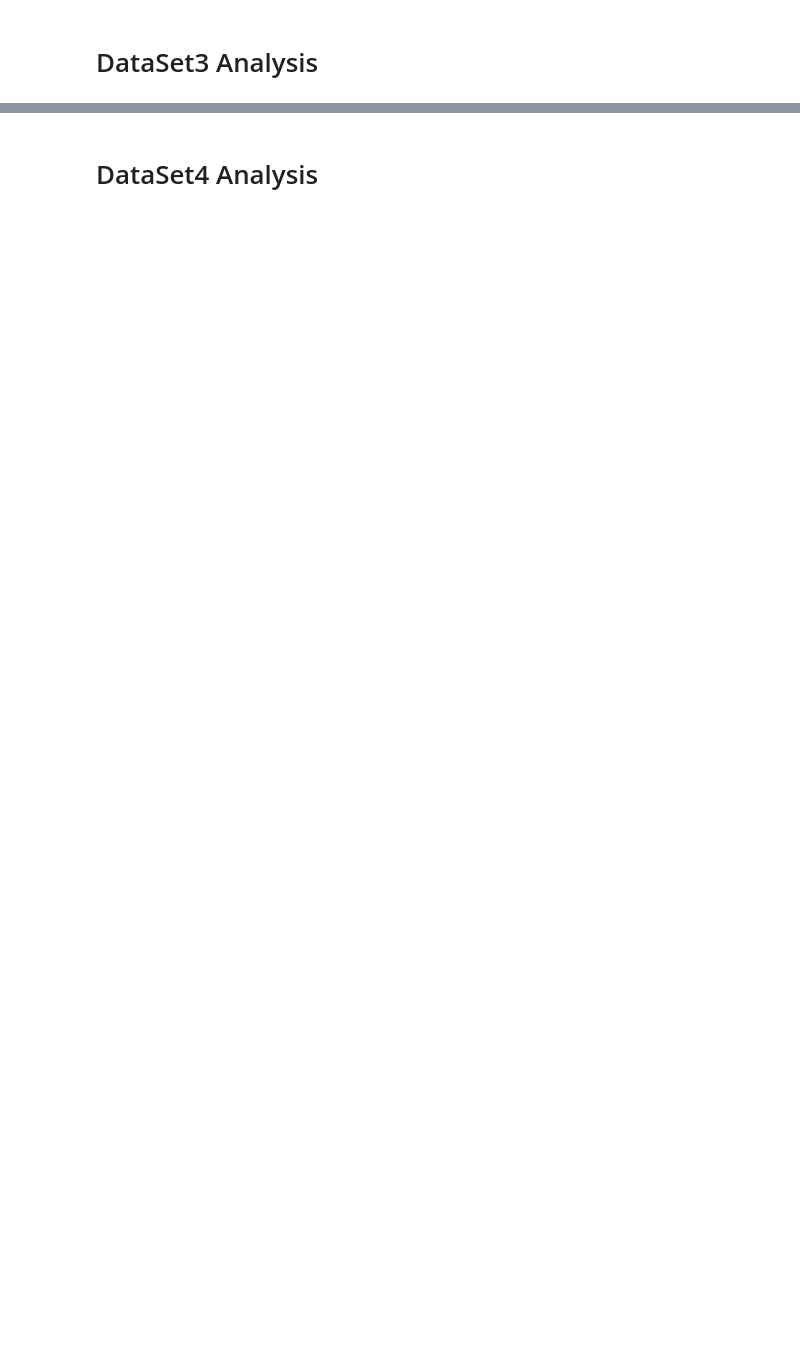
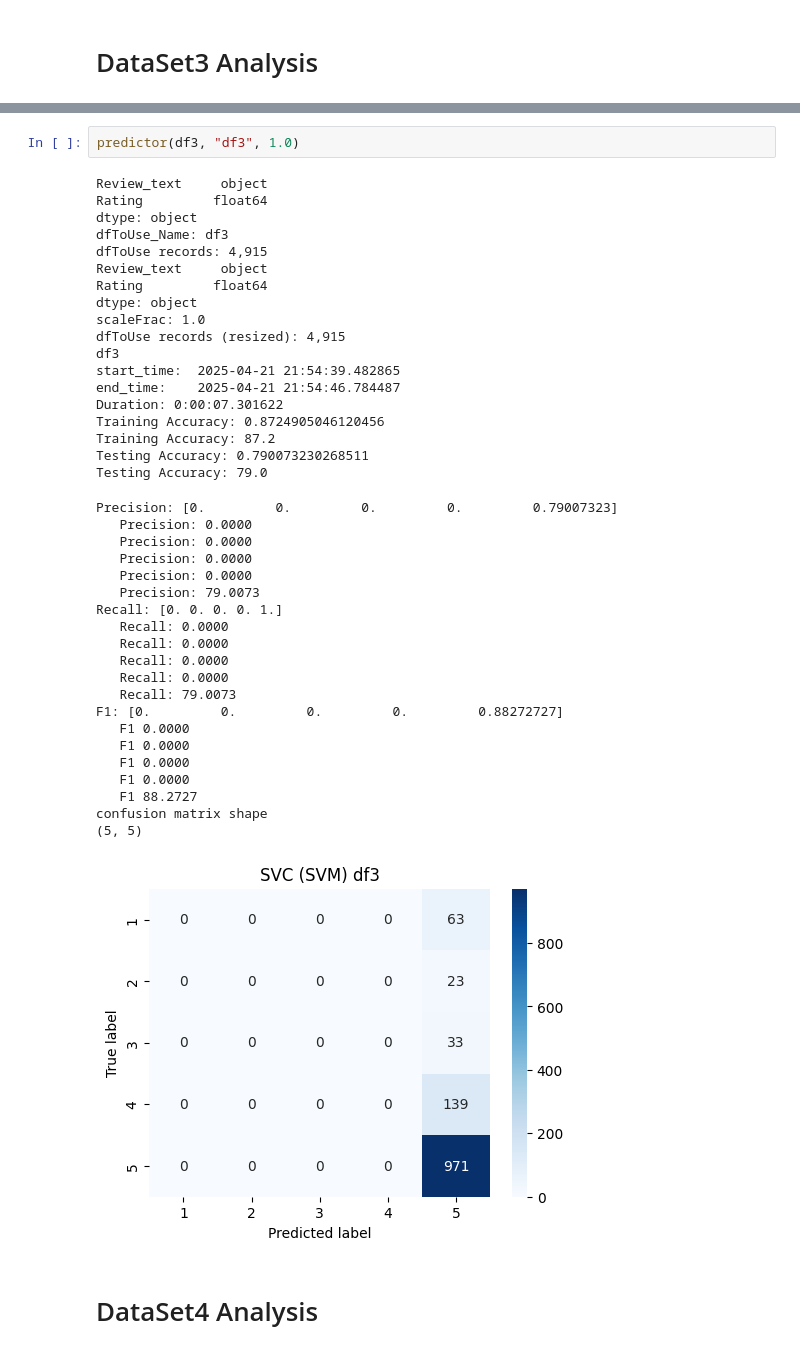
Before and after one commit to AldanaTA/Analysis_On_Super_Learner_For_Classification_Tasks, a Jupyter notebook: Analyze SVC (SVM Type).ipynb, the cells around one changed output, grey strips where cells are left out. Drawn from its saved outputs; the diff is of its cells as text; blank space fills up the shorter version.

```diff
--- a/Analyze SVC (SVM Type).ipynb
+++ b/Analyze SVC (SVM Type).ipynb
@@ -658,2 +369,44 @@ Accuracy: 0.8177379983726607
+# %%
+predictor(df3, "df3", 1.0)
+# %% [output]
+Review_text     object
+Rating         float64
+dtype: object
+dfToUse_Name: df3
+dfToUse records: 4,915
+Review_text     object
+Rating         float64
+dtype: object
+scaleFrac: 1.0
+dfToUse records (resized): 4,915
+df3
+start_time:  2025-04-21 21:54:39.482865
+end_time:    2025-04-21 21:54:46.784487
+Duration: 0:00:07.301622
+Training Accuracy: 0.8724905046120456
+Training Accuracy: 87.2
+Testing Accuracy: 0.790073230268511
+Testing Accuracy: 79.0
+Precision: [0.         0.         0.         0.         0.79007323]
+   Precision: 0.0000
+   Precision: 0.0000
+   Precision: 0.0000
+   Precision: 0.0000
+   Precision: 79.0073
+Recall: [0. 0. 0. 0. 1.]
+   Recall: 0.0000
+   Recall: 0.0000
+   Recall: 0.0000
+   Recall: 0.0000
+   Recall: 79.0073
+F1: [0.         0.         0.         0.         0.88272727]
+   F1 0.0000
+   F1 0.0000
+   F1 0.0000
+   F1 0.0000
+   F1 88.2727
+confusion matrix shape
+(5, 5)
+[figure, added]
 # %% [markdown]
 # DataSet4 Analysis
```
Also changed, not shown: parts of 9 cells of this notebook.
